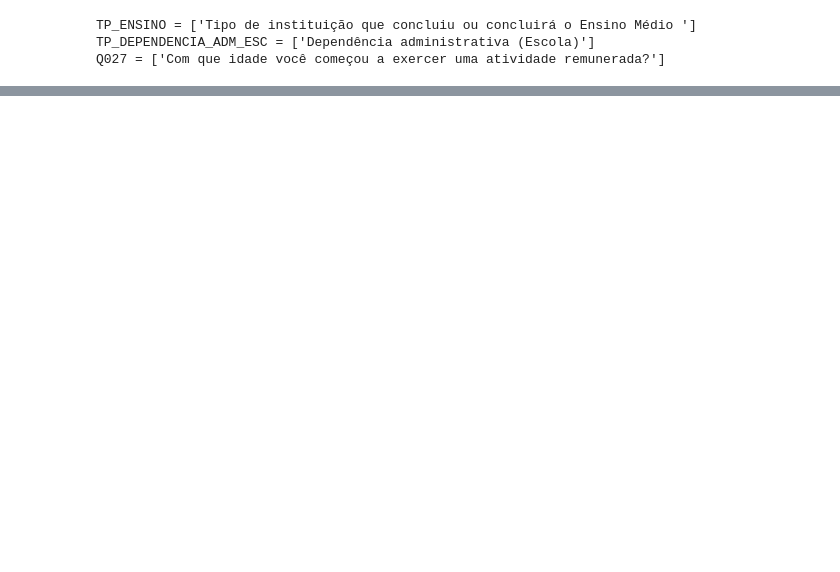
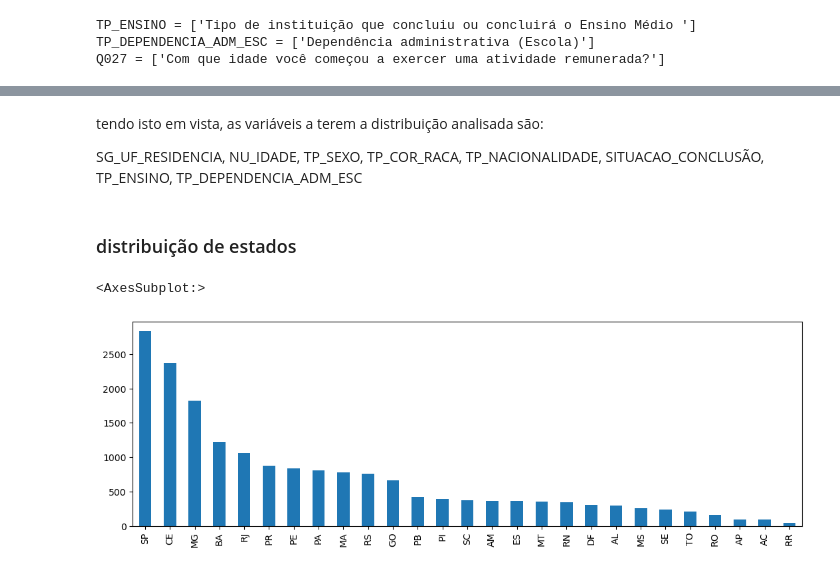
Before and after one commit to leticiafaria7/case-enem, a Jupyter notebook: analises-enem.ipynb, the cells around one changed output, grey strips where cells are left out. Drawn from its saved outputs; the diff is of its cells as text; code cells hidden in the pictures; blank space fills up the shorter version.

```diff
--- a/analises-enem.ipynb
+++ b/analises-enem.ipynb
@@ -109,0 +211,4 @@ Q027 = ['Com que idade você começou a exercer uma atividade remunerada?']
+# %%
+# criar a coluna se tem ou não a nota de matemática
+
+base_enem['tem_nota_mat'] = base_enem['NU_NOTA_MT'].isnull()
@@ -109,0 +256,12 @@ Q027 = ['Com que idade você começou a exercer uma atividade remunerada?']
+# %% [markdown]
+tendo isto em vista, as variáveis a terem a distribuição analisada são:
+
+SG_UF_RESIDENCIA, NU_IDADE, TP_SEXO, TP_COR_RACA, TP_NACIONALIDADE, SITUACAO_CONCLUSÃO, TP_ENSINO, TP_DEPENDENCIA_ADM_ESC
+# %% [markdown]
+### distribuição de estados
+# %%
+plt.figure(figsize = (13,4))
+base_enem['SG_UF_RESIDENCIA'].value_counts().plot.bar()
+# %% [output]
+<AxesSubplot:>
+[figure, added]
```
Also changed, not shown: parts of 34 cells of this notebook.
